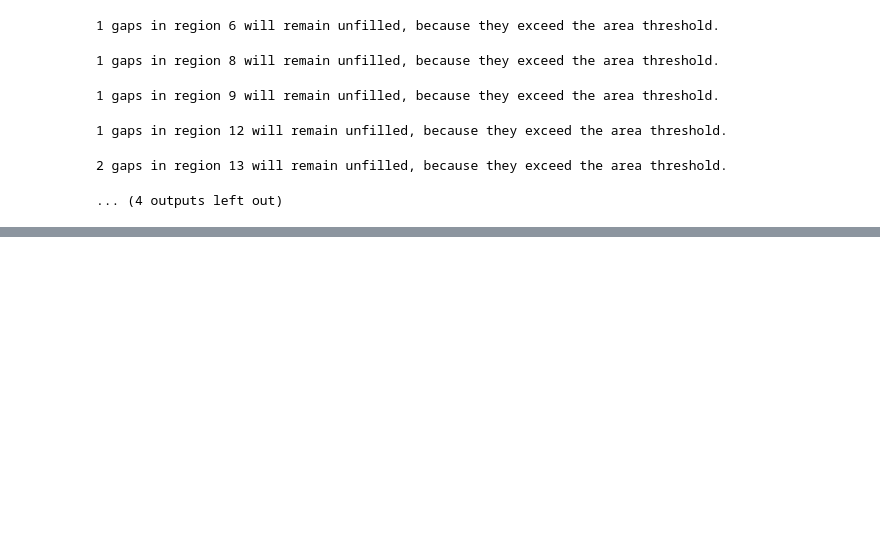
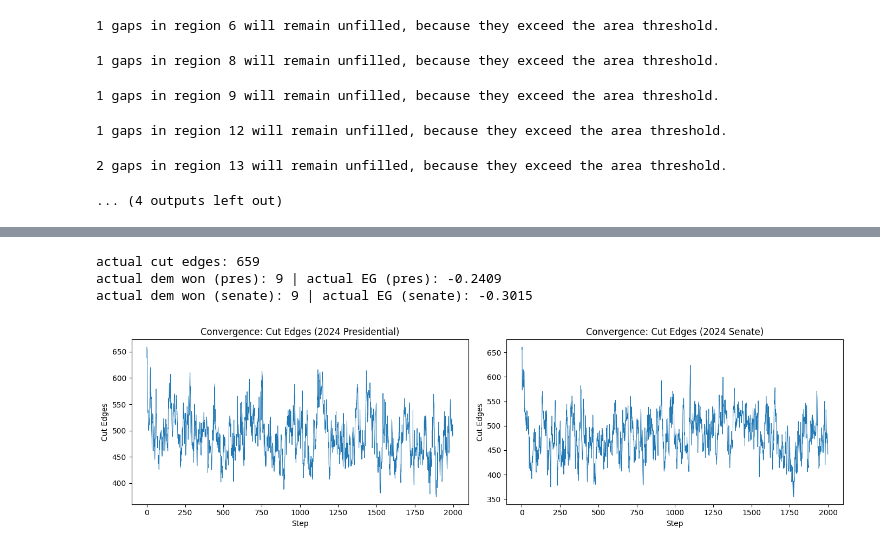
Before and after one commit to WeeWolfG/CS464-final-project, a Jupyter notebook: MAUP.ipynb, the cells around one changed output, grey strips where cells are left out. Drawn from its saved outputs; the diff is of its cells as text; code cells hidden in the pictures; blank space fills up the shorter version.

```diff
--- a/MAUP.ipynb
+++ b/MAUP.ipynb
@@ -119,7 +148,8 @@ from functools import partial
 from gerrychain.constraints import contiguous
 # %%
 # build graph and initial partition
-ma_graph = Graph.from_file(r"MA\MA.shp", adjacency = "queen", cols_to_add = ["TOTPOP", "CD"])
+ma_graph = Graph.from_file(r"MA\MA.shp", adjacency = "queen",
+    cols_to_add = ["TOTPOP", "CD", DEM_COL_1, REP_COL_1, DEM_COL_2, REP_COL_2])
 
 print("Is graph connected?", nx.is_connected(ma_graph))
 print("Number of nodes:", len(ma_graph.nodes()))
@@ -138,13 +168,12 @@ initial_partition = Partition(
     assignment = initial_plan,
     updaters = {
         "cut_edges": cut_edges,
-        "district population": Tally("TOTPOP", alias = "district population")
+        "district population": Tally("TOTPOP", alias = "district population"),
+        "dem1": Tally(DEM_COL_1, alias = "dem1"),
+        "rep1": Tally(REP_COL_1, alias = "rep1"),
+        "dem2": Tally(DEM_COL_2, alias = "dem2"),
+        "rep2": Tally(REP_COL_2, alias = "rep2"),
     }
 )
 
 print("initial partition contiguous?", contiguous(initial_partition))
-
-for d in sorted(set(initial_plan.values())):
-    verts_in_dist = [v for v in ma_graph.nodes() if initial_plan[v] == d]
-    district = nx.subgraph(ma_graph, verts_in_dist)
-    print("district", d, "connected?", nx.is_connected(district), "components:", nx.number_connected_components(district))
@@ -208,11 +253,14 @@ initial_partition = Partition(
     assignment = initial_plan,
     updaters = {
         "cut_edges": cut_edges,
-        "district population": Tally("TOTPOP", alias = "district population")
+        "district population": Tally("TOTPOP", alias = "district population"),
+        "dem1": Tally(DEM_COL_1, alias = "dem1"),
+        "rep1": Tally(REP_COL_1, alias = "rep1"),
+        "dem2": Tally(DEM_COL_2, alias = "dem2"),
+        "rep2": Tally(REP_COL_2, alias = "rep2"),
     }
 )
 
 print("graph connected now?", nx.is_connected(ma_graph))
 print("initial partition contiguous now?", contiguous(initial_partition))
-
 print(ma_graph.nodes[list(ma_graph.nodes())[0]])
@@ -258,0 +376,45 @@ print("cut edges from short run:", cutedge_ensemble)
+# %%
+import matplotlib.pyplot as plt
+
+# actual MA map values
+actual_cutedges = len(initial_partition["cut_edges"])
+actual_dem_won1 = sum(1 for d in initial_partition.parts if initial_partition["dem1"][d] > initial_partition["rep1"][d])
+actual_eg1 = efficiency_gap(initial_partition, "dem1", "rep1")
+actual_dem_won2 = sum(1 for d in initial_partition.parts if initial_partition["dem2"][d] > initial_partition["rep2"][d])
+actual_eg2 = efficiency_gap(initial_partition, "dem2", "rep2")
+actual_margins1 = sorted([
+    initial_partition["dem1"][d] / (initial_partition["dem1"][d] + initial_partition["rep1"][d])
+    for d in initial_partition.parts
+    if (initial_partition["dem1"][d] + initial_partition["rep1"][d]) > 0
+])
+actual_margins2 = sorted([
+    initial_partition["dem2"][d] / (initial_partition["dem2"][d] + initial_partition["rep2"][d])
+    for d in initial_partition.parts
+    if (initial_partition["dem2"][d] + initial_partition["rep2"][d]) > 0
+])
+
+print("actual cut edges:", actual_cutedges)
+print("actual dem won (pres):", actual_dem_won1, "| actual EG (pres):", round(actual_eg1, 4))
+print("actual dem won (senate):", actual_dem_won2, "| actual EG (senate):", round(actual_eg2, 4))
+# %% [output]
+actual cut edges: 659
+actual dem won (pres): 9 | actual EG (pres): -0.2409
+actual dem won (senate): 9 | actual EG (senate): -0.3015
+# %%
+fig, axes = plt.subplots(1, 2, figsize=(14, 4))
+
+axes[0].plot(cutedges1, linewidth=0.7)
+axes[0].set_title("Convergence: Cut Edges (2024 Presidential)")
+axes[0].set_xlabel("Step")
+axes[0].set_ylabel("Cut Edges")
+
+axes[1].plot(cutedges2, linewidth=0.7)
+axes[1].set_title("Convergence: Cut Edges (2024 Senate)")
+axes[1].set_xlabel("Step")
+axes[1].set_ylabel("Cut Edges")
+
+plt.tight_layout()
+plt.savefig("convergence.png", dpi=150)
+plt.show()
+# %% [output]
+[figure, added]
```
Also changed, not shown: parts of 12 cells of this notebook.
